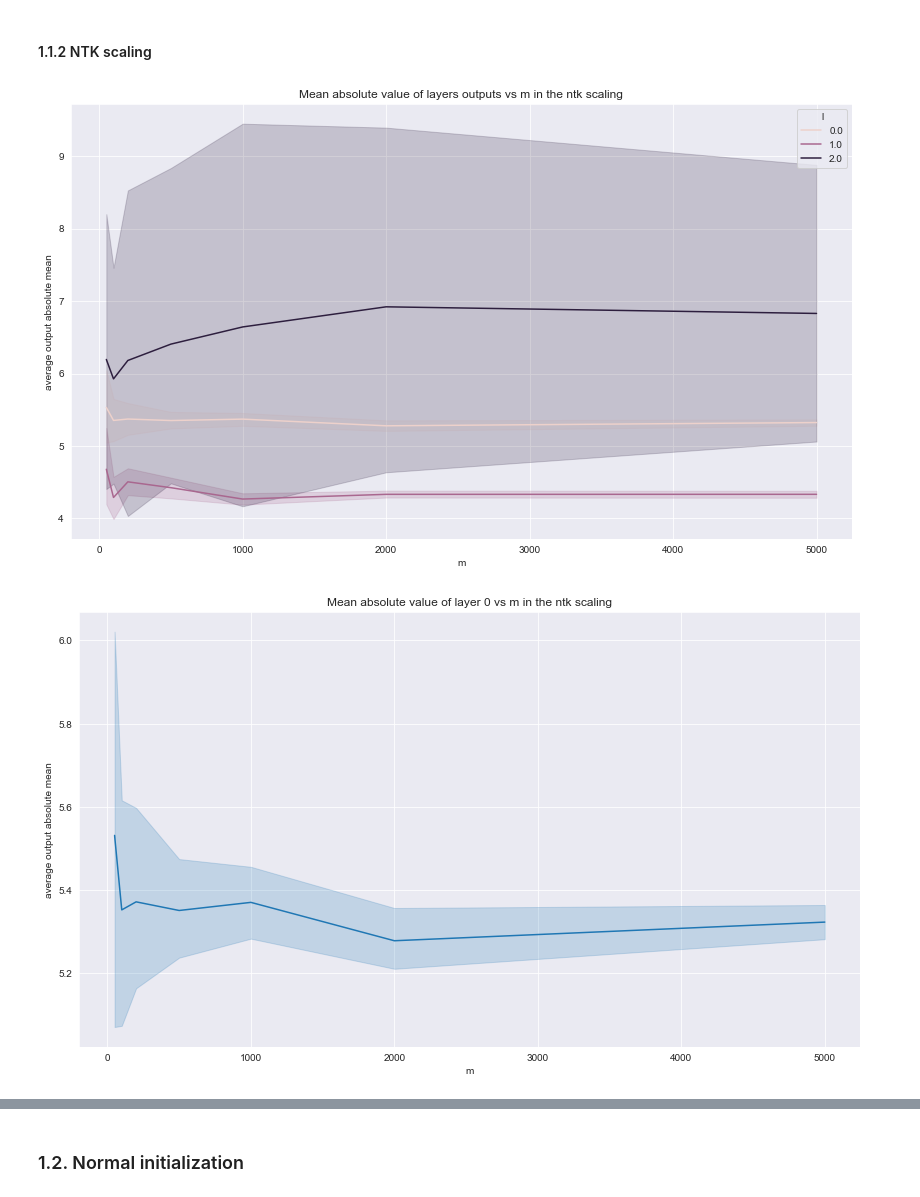
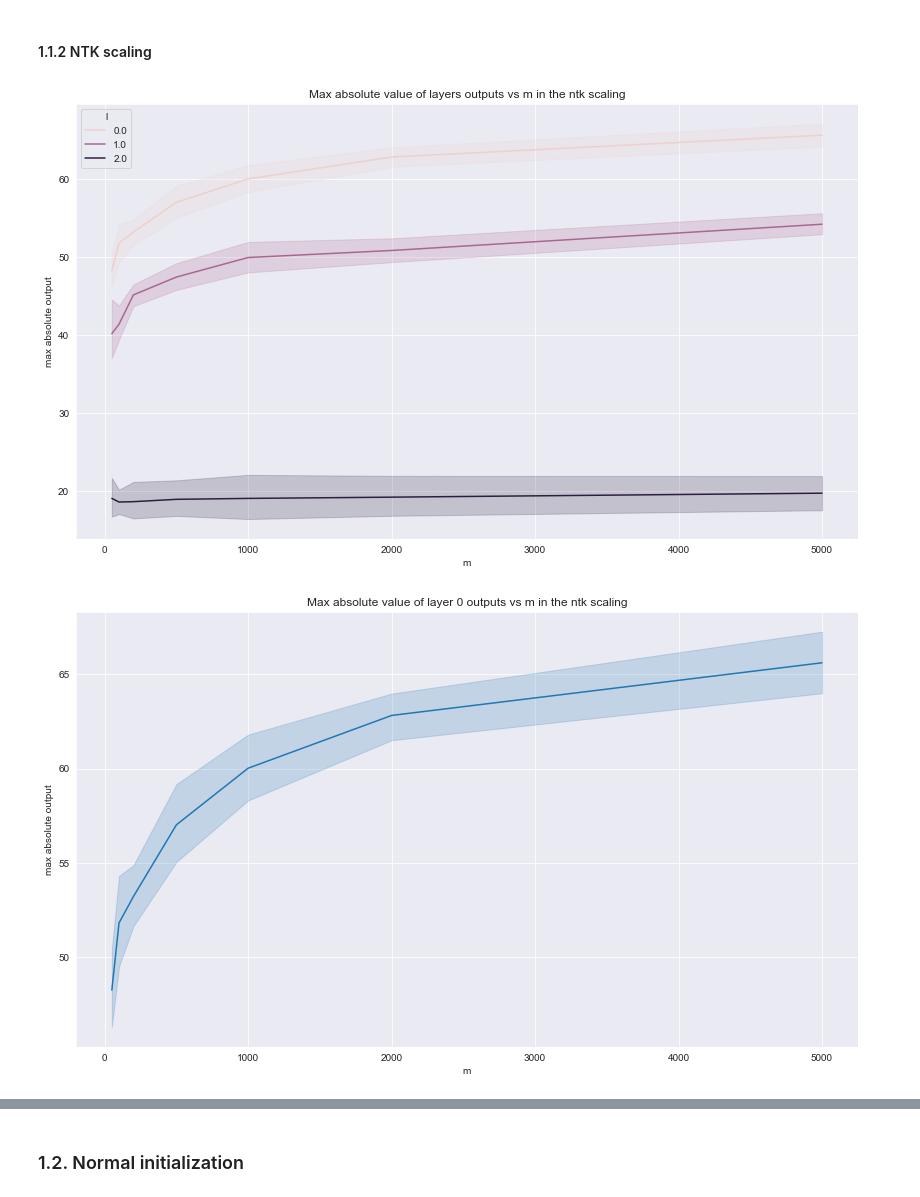
Before and after one commit to karl-hajjar/wide-networks, a Jupyter notebook: pytorch/notebooks/Initialization-MF-analysis.ipynb, the cells around one changed output, grey strips where cells are left out. Saved outputs shown, nothing was run; the diff lists cells and outputs as text; code cells hidden in the pictures.

Commit message:
Refactored functions in the notebook to the utils.plot class, and added proper unit tests for them. Completed most plots in the notebook.

```diff
--- a/pytorch/notebooks/Initialization-MF-analysis.ipynb
+++ b/pytorch/notebooks/Initialization-MF-analysis.ipynb
@@ -113,43 +58,20 @@ n_trials = 20
 L = 3
 x = 2 * torch.rand((n,d))
 figsize = (14,8)
-# %%
-def define_networks(L, ms, d, init, init_params, n_trials, bias=False, scaling='mf', scale_init=None):
-    nets = dict()
-    for m in Ms:
-        nets_ = []
-        if (scale_init is not None) and (init_params is not None):
-            _rescale_init(init_params, scale_init, m)
-        for _ in range(n_trials):
-            net = FCNetwork(L=L, m=m, d=d, bias=bias, init=init, scaling=scaling, init_params=init_params)
-            net.eval()  # set validation mode to disable autograd and release memory
-            nets_.append(net)
-        nets[m] = nets_
-    return nets
-
-def _rescale_init(init_params, scale_init, scale):
-    if scale_init == 'lin':
-        for k, v in init_params.items():
-            init_params[k] = scale * v
-    elif scale_init == 'sqrt':
-        for k, v in init_params.items():
-            init_params[k] = np.sqrt(scale) * v
-    else:
-        raise ValueError("init scaling {} is not implemented".format(scale_init))
 # %%
-def generate_plots(figsize, L, ms, d, init, init_params, n_trials, scaling, bias=False, scale_init=None):
+def generate_outputs_plots(figsize, L, ms, d, init, init_params, n_trials, scaling, bias=False, scale_init=None):
     nets = define_networks(L, ms, d, init, init_params, n_trials, bias=bias, scaling=scaling, scale_init=scale_init)
     layers_outputs_df = get_layers_outputs_df(nets, inputs=x)
 
-    title = 'Mean absolute value of layers outputs vs m in the {} scaling'.format(scaling)
-    plot_average_over_trials(layers_outputs_df, x='m', y='average output absolute mean', hue='l',
+    title = 'Max absolute value of layers outputs vs m in the {} scaling'.format(scaling)
+    plot_average_over_trials(layers_outputs_df, x='m', y='max absolute output', hue='l',
                          figsize=figsize, title=title)
     plt.show()
     print('\n\n')
 
     for l in range(L):
         layer_outputs_l = layers_outputs_df.loc[layers_outputs_df.l == l, :]
-        title = 'Mean absolute value of layer {:,} vs m in the {} scaling'.format(l, scaling)
-        plot_average_over_trials(layer_outputs_l, x='m', y='average output absolute mean', figsize=figsize,
+        title = 'Max absolute value of layer {:,} outputs vs m in the {} scaling'.format(l, scaling)
+        plot_average_over_trials(layer_outputs_l, x='m', y='max absolute output', figsize=figsize,
                                  title=title)
         plt.show()
@@ -193,7 +132,7 @@ generate_plots(figsize, L, Ms, d, init, init_params, n_trials, scaling, bias=Fal
 # %%
 scaling = 'ntk'
 # %%
-generate_plots(figsize, L, Ms, d, init, init_params, n_trials, scaling, bias=False)
+generate_outputs_plots(figsize, L, Ms, d, init, init_params, n_trials, scaling, bias=False)
 # %% [output]
-[figure, old version]
+[figure, new version]
-[figure, old version]
+[figure, new version]
```
Also changed, not shown: parts of 68 cells of this notebook, 6 other files.
